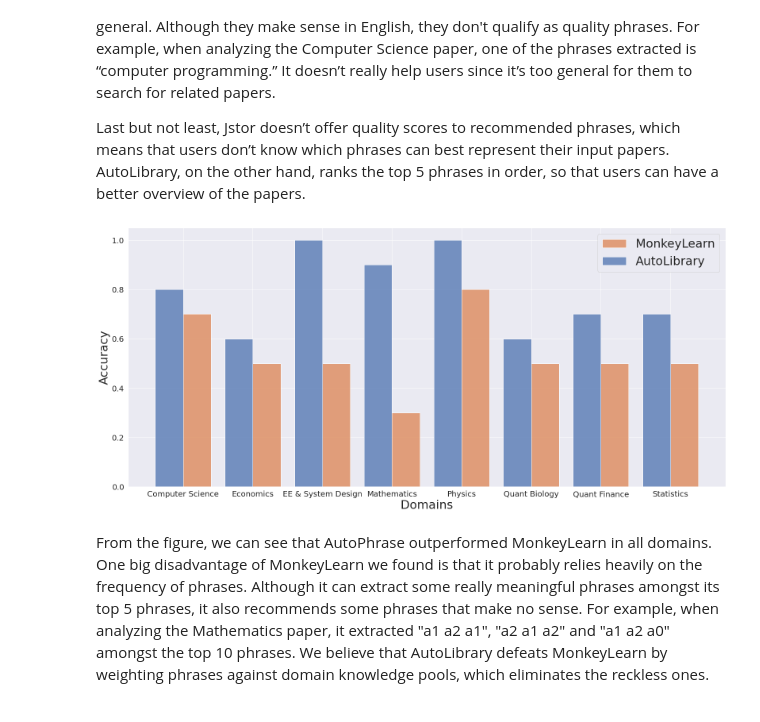
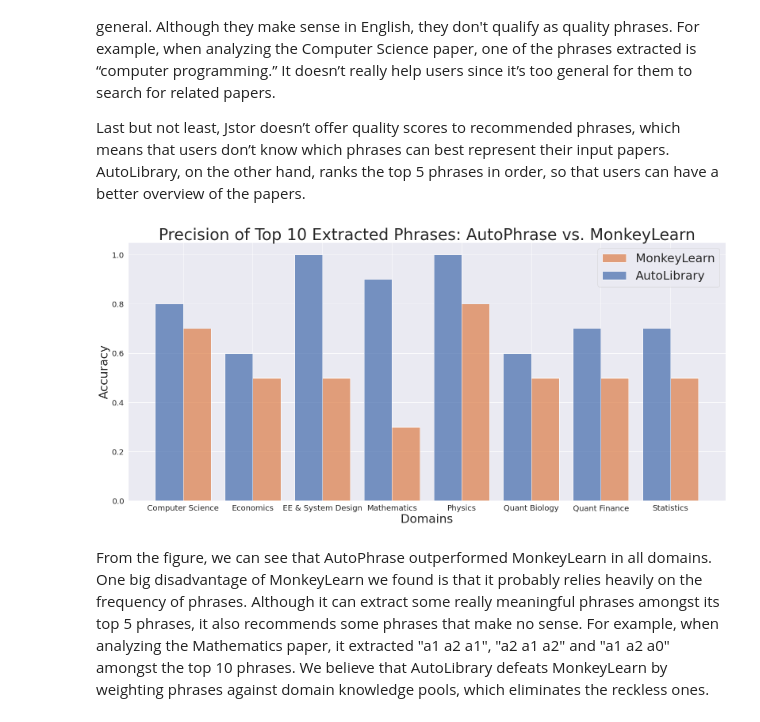
Before and after one commit to YichunRen/AutoLibrary-Scientific-Paper-Keywords-Extraction-, a Jupyter notebook: notebooks/Experiment.ipynb, the cells around one changed output. Drawn from its saved outputs; the diff is of its cells as text; code cells hidden in the pictures.

```diff
--- a/notebooks/Experiment.ipynb
+++ b/notebooks/Experiment.ipynb
@@ -1826,14 +1827,15 @@ Last but not least, Jstor doesn’t offer quality scores to recommended phrases,
 # %%
 # autolibrary vs. MonkeyLearn
 fig = plt.figure(figsize = (27, 12))
 sns.set(font_scale = 1.8)
 ax = sns.histplot(data = top10_acc_df, x = "Domain", weights = "Accuracy", hue = "Analyzer",
                   hue_order = ["AutoLibrary", "MonkeyLearn"], multiple="dodge", shrink=.8)
 ax.set_xlabel('Domains', fontsize = 30)
 ax.set_ylabel('Accuracy', fontsize = 30)
 ax.legend(labels = ["MonkeyLearn", "AutoLibrary"], fontsize = 30)
+ax.set_title("Precision of Top 10 Extracted Phrases: AutoPhrase vs. MonkeyLearn", fontsize = 40)
 plt.show()
 # %% [output]
-[figure, old version]
+[figure, new version]
 # %% [markdown]
 From the figure, we can see that AutoPhrase outperformed MonkeyLearn in all domains. One big disadvantage of MonkeyLearn we found is that it probably relies heavily on the frequency of phrases. Although it can extract some really meaningful phrases amongst its top 5 phrases, it also recommends some phrases that make no sense. For example, when analyzing the Mathematics paper, it extracted "a1 a2 a1", "a2 a1 a2" and "a1 a2 a0" amongst the top 10 phrases. We believe that AutoLibrary defeats MonkeyLearn by weighting phrases against domain knowledge pools, which eliminates the reckless ones.
```
Also changed, not shown: parts of 2 cells of this notebook, 3 other files.
